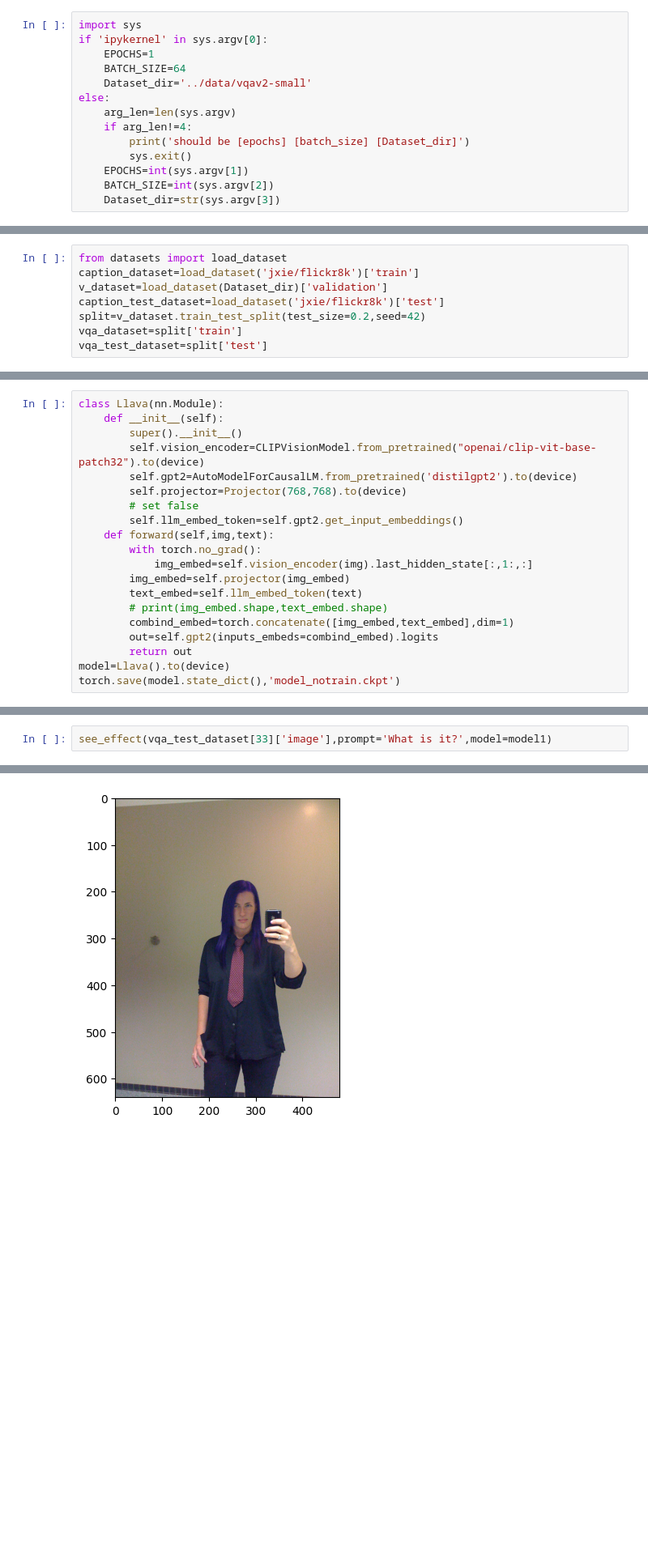
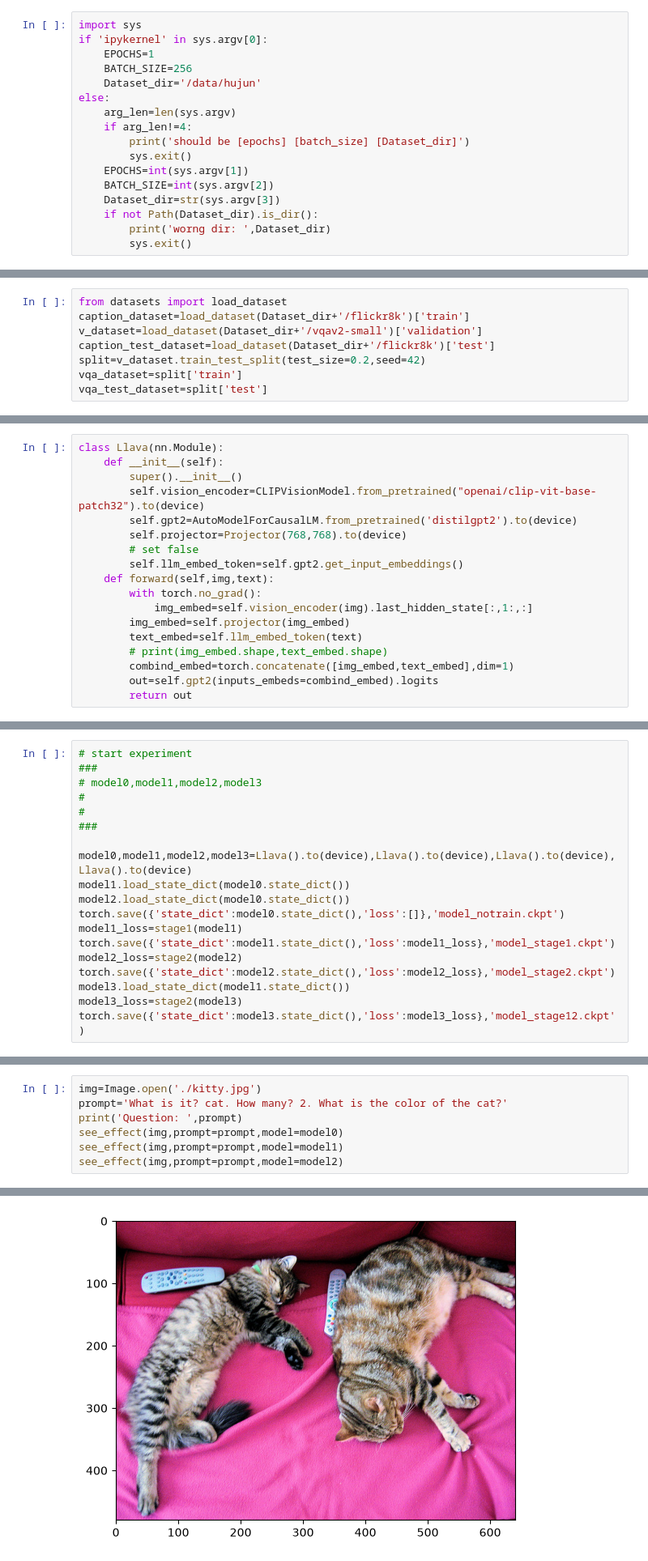
Before and after one commit to peterrayn/llava-learning, a Jupyter notebook: Untitled-2.ipynb, the cells around one changed output, grey strips where cells are left out. Shown at 81% size. Cells and saved outputs as stored; diff of their text form; blank space fills up the shorter version.

```diff
--- a/Untitled-2.ipynb
+++ b/Untitled-2.ipynb
@@ -12,8 +14,8 @@ NVIDIA GeForce RTX 3060 Laptop GPU
 import sys
 if 'ipykernel' in sys.argv[0]:
     EPOCHS=1
-    BATCH_SIZE=64
-    Dataset_dir='../data/vqav2-small'
+    BATCH_SIZE=256
+    Dataset_dir='/data/hujun'
 else:
     arg_len=len(sys.argv)
     if arg_len!=4:
@@ -22,6 +24,9 @@ else:
     EPOCHS=int(sys.argv[1])
     BATCH_SIZE=int(sys.argv[2])
     Dataset_dir=str(sys.argv[3])
+    if not Path(Dataset_dir).is_dir():
+        print('worng dir: ',Dataset_dir)
+        sys.exit()
 # %%
 from transformers import AutoTokenizer,AutoModelForCausalLM
 from transformers import CLIPImageProcessor, CLIPVisionModel
@@ -65,9 +70,9 @@ outputs.last_hidden_state.shape
 torch.Size([1, 50, 768])
 # %%
 from datasets import load_dataset
-caption_dataset=load_dataset('jxie/flickr8k')['train']
-v_dataset=load_dataset(Dataset_dir)['validation']
-caption_test_dataset=load_dataset('jxie/flickr8k')['test']
+caption_dataset=load_dataset(Dataset_dir+'/flickr8k')['train']
+v_dataset=load_dataset(Dataset_dir+'/vqav2-small')['validation']
+caption_test_dataset=load_dataset(Dataset_dir+'/flickr8k')['test']
 split=v_dataset.train_test_split(test_size=0.2,seed=42)
 vqa_dataset=split['train']
 vqa_test_dataset=split['test']
@@ -182,5 +187,3 @@ class Llava(nn.Module):
         combind_embed=torch.concatenate([img_embed,text_embed],dim=1)
         out=self.gpt2(inputs_embeds=combind_embed).logits
         return out
-model=Llava().to(device)
-torch.save(model.state_dict(),'model_notrain.ckpt')
@@ -322,0 +255,19 @@ Notes:
+# %%
+# start experiment
+###
+# model0,model1,model2,model3
+#
+#
+###
+
+model0,model1,model2,model3=Llava().to(device),Llava().to(device),Llava().to(device),Llava().to(device)
+model1.load_state_dict(model0.state_dict())
+model2.load_state_dict(model0.state_dict())
+torch.save({'state_dict':model0.state_dict(),'loss':[]},'model_notrain.ckpt')
+model1_loss=stage1(model1)
+torch.save({'state_dict':model1.state_dict(),'loss':model1_loss},'model_stage1.ckpt')
+model2_loss=stage2(model2)
+torch.save({'state_dict':model2.state_dict(),'loss':model2_loss},'model_stage2.ckpt')
+model3.load_state_dict(model1.state_dict())
+model3_loss=stage2(model3)
+torch.save({'state_dict':model3.state_dict(),'loss':model3_loss},'model_stage12.ckpt')
@@ -323,3 +297,8 @@ Notes:
 # %%
-see_effect(vqa_test_dataset[33]['image'],prompt='What is it?',model=model1)
+img=Image.open('./kitty.jpg')
+prompt='What is it? cat. How many? 2. What is the color of the cat?'
+print('Question: ',prompt)
+see_effect(img,prompt=prompt,model=model0)
+see_effect(img,prompt=prompt,model=model1)
+see_effect(img,prompt=prompt,model=model2)
 # %% [output]
@@ -330 +309 @@ tensor([[ 2061,   318,   340,    30, 50256]], device='cuda:0')
-[figure, old version]
+[figure, new version]
```
Also changed, not shown: parts of 13 cells of this notebook, 1 other file.
